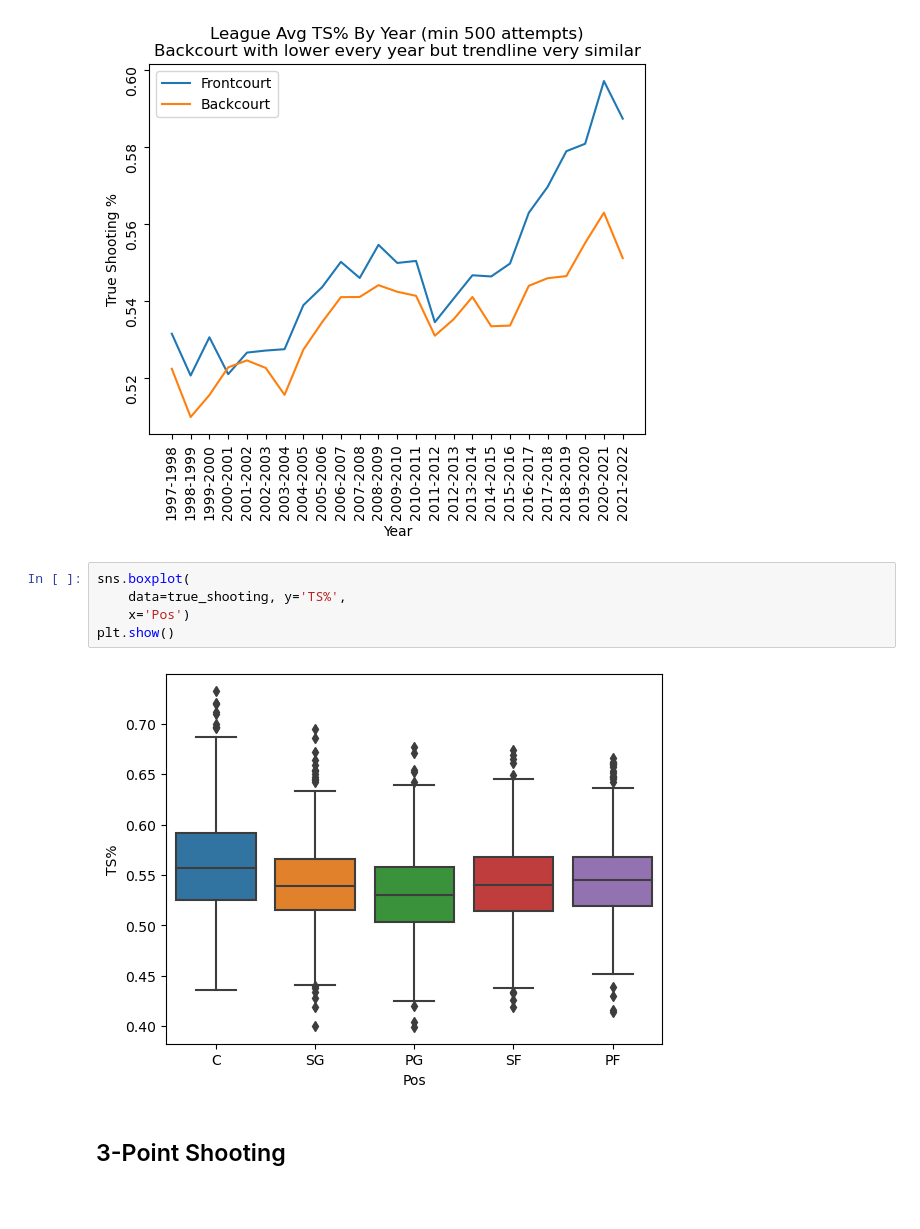
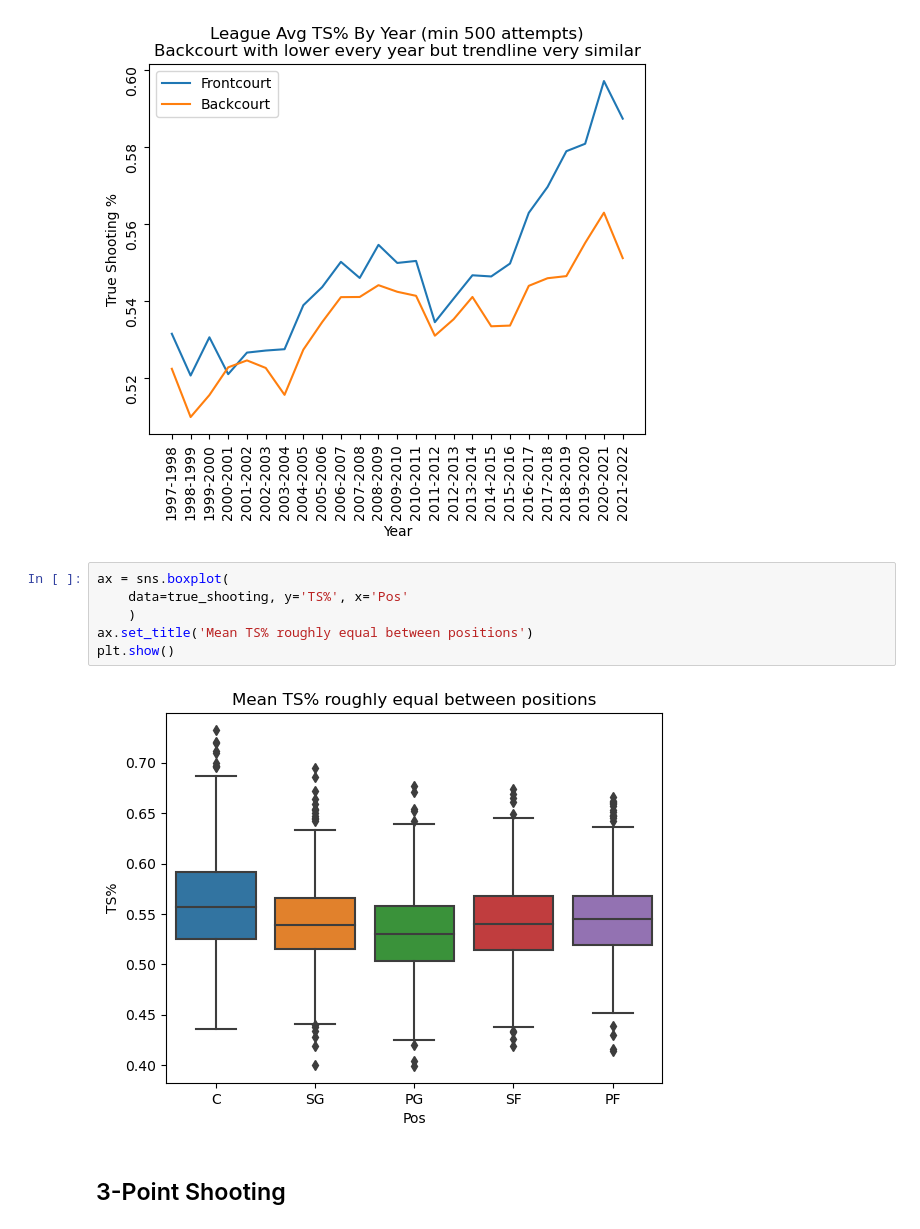
Before and after one commit to joshua-shorterivey/basic_basketball_analysis, a Jupyter notebook: explore.ipynb, the cells around one changed output. Cells and saved outputs as stored; diff of their text form; blank space fills up the shorter version.

```diff
--- a/explore.ipynb
+++ b/explore.ipynb
@@ -284,12 +284,13 @@ ax.legend()
 <matplotlib.legend.Legend at 0x...>
 [figure]
 # %%
-sns.boxplot(
-    data=true_shooting, y='TS%',
-    x='Pos')
+ax = sns.boxplot(
+    data=true_shooting, y='TS%', x='Pos'
+    )
+ax.set_title('Mean TS% roughly equal between positions')
 plt.show()
 # %% [output]
-[figure, old version]
+[figure, new version]
 # %% [markdown]
 ## 3-Point Shooting
 # %%
```
Also changed, not shown: parts of 1 cell of this notebook.
